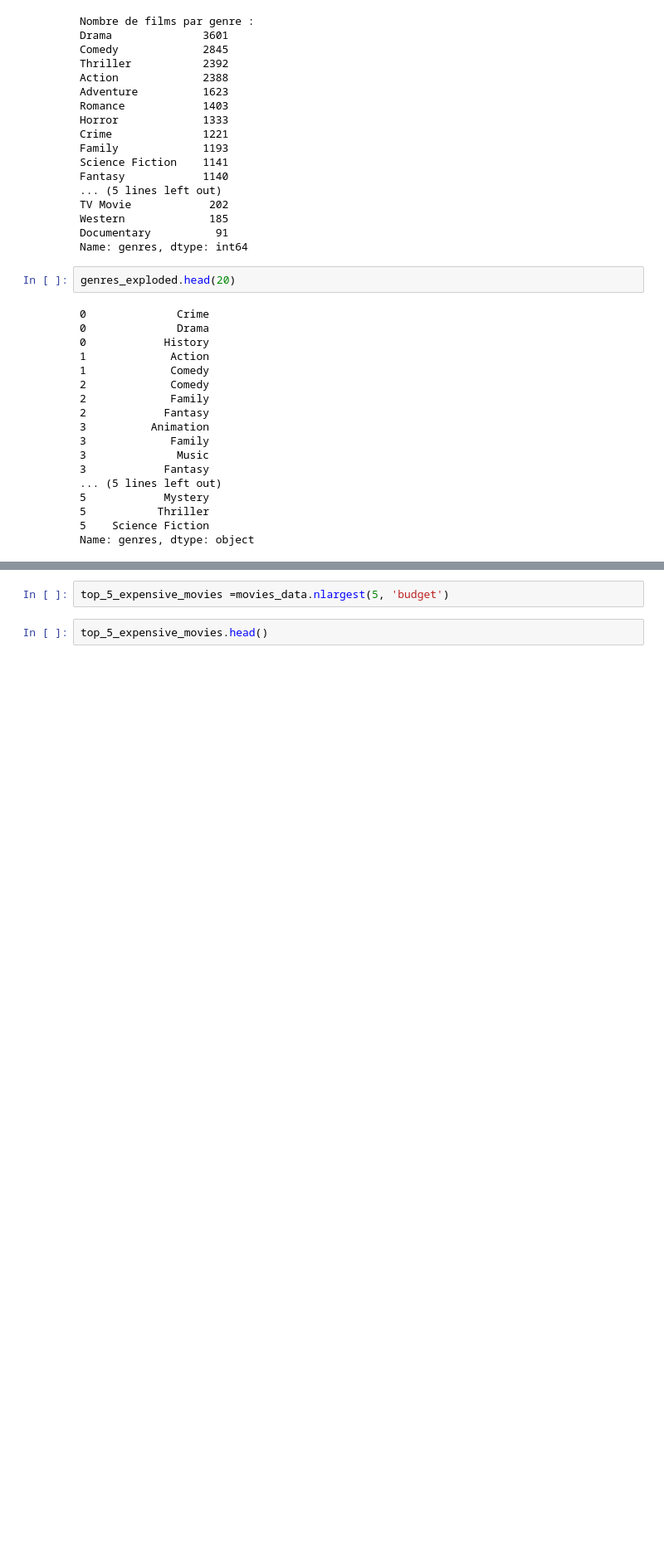
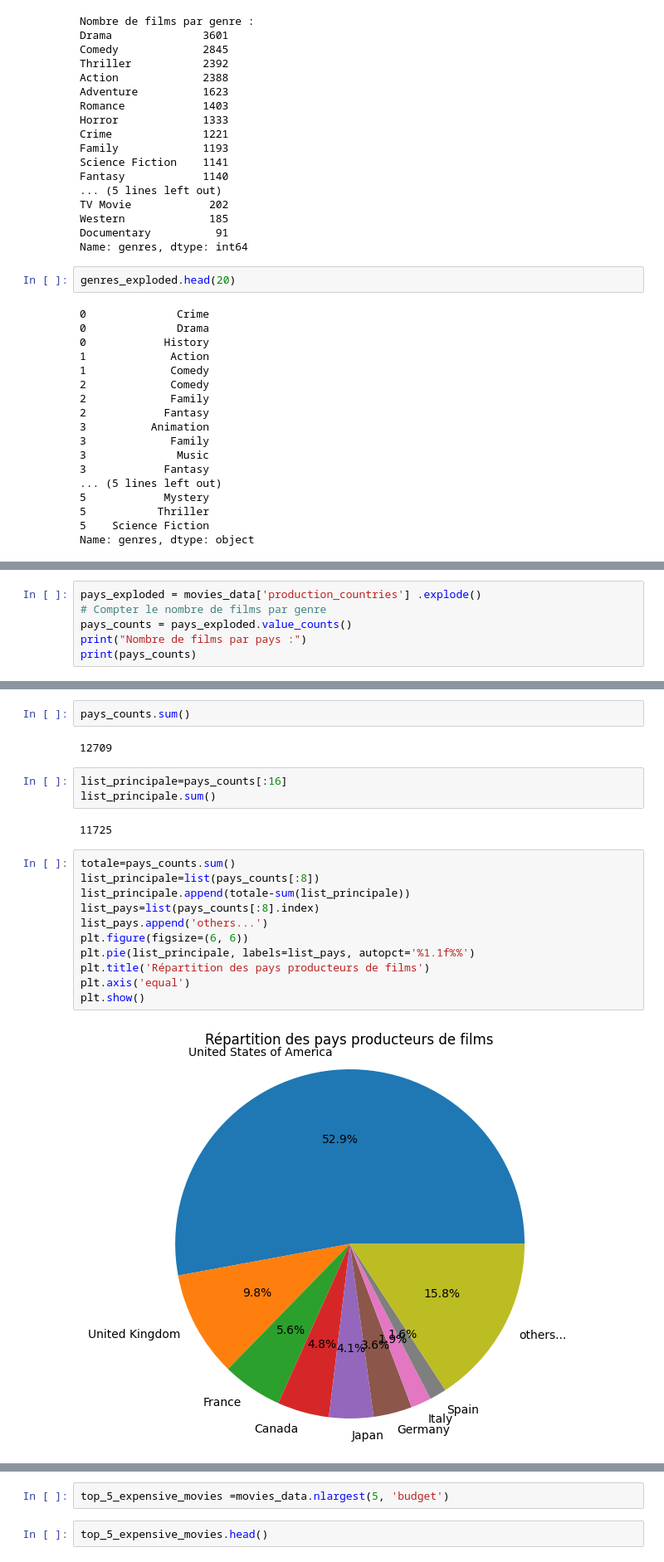
Before and after one commit to yassprogramme/Python_ENSAE_2A_app, a Jupyter notebook: Notebook.ipynb, the cells around one changed output, grey strips where cells are left out. Shown at 83% size. Drawn from its saved outputs; the diff is of its cells as text; blank space fills up the shorter version.

```diff
--- a/Notebook.ipynb
+++ b/Notebook.ipynb
@@ -216,0 +246,6 @@ plt.show()
+# %%
+pays_exploded = movies_data['production_countries'] .explode()
+# Compter le nombre de films par genre
+pays_counts = pays_exploded.value_counts()
+print("Nombre de films par pays :")
+print(pays_counts)
@@ -216,0 +285,22 @@ plt.show()
+# %%
+pays_counts.sum()
+# %% [output]
+12709
+# %%
+list_principale=pays_counts[:16]
+list_principale.sum()
+# %% [output]
+11725
+# %%
+totale=pays_counts.sum()
+list_principale=list(pays_counts[:8])
+list_principale.append(totale-sum(list_principale))
+list_pays=list(pays_counts[:8].index)
+list_pays.append('others...')
+plt.figure(figsize=(6, 6))
+plt.pie(list_principale, labels=list_pays, autopct='%1.1f%%')
+plt.title('Répartition des pays producteurs de films')
+plt.axis('equal')
+plt.show()
+# %% [output]
+[figure, added]
```
Also changed, not shown: parts of 11 cells of this notebook.
